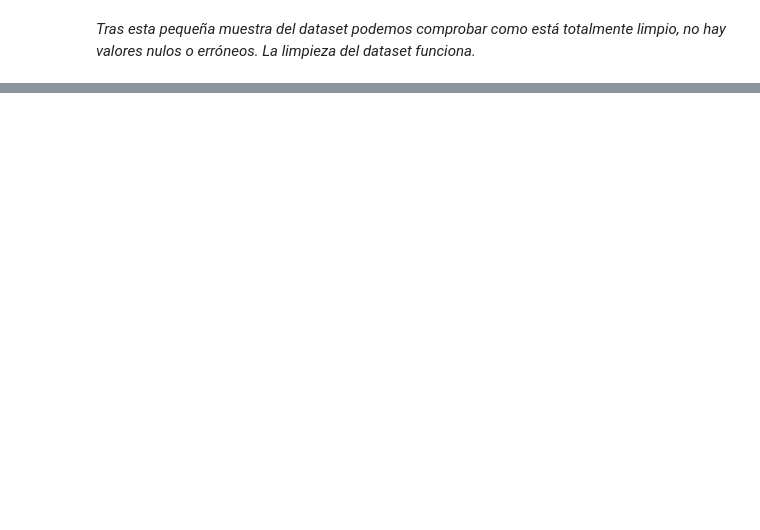
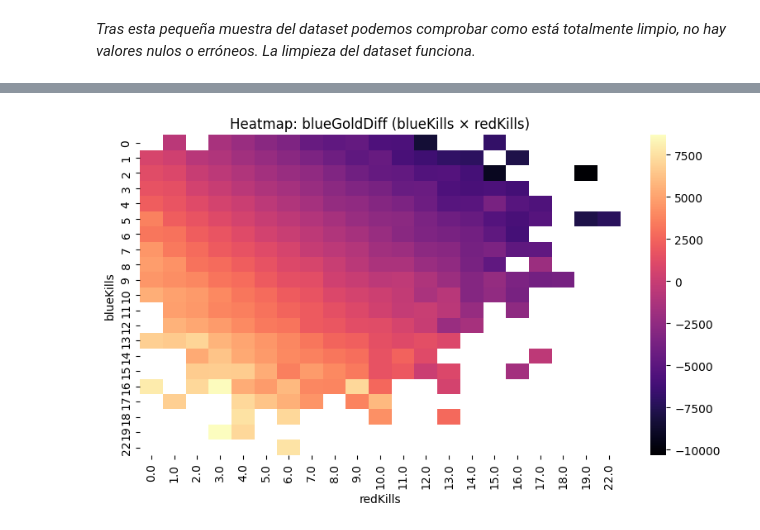
Before and after one commit to JuanJoseRP94/Proyecto1_Juancho, a Jupyter notebook: notebooks/eda.ipynb, the cells around one changed output, grey strips where cells are left out. Saved outputs shown, nothing was run; the diff lists cells and outputs as text; code cells hidden in the pictures; blank space fills up the shorter version.

```diff
--- a/notebooks/eda.ipynb
+++ b/notebooks/eda.ipynb
@@ -55,0 +88,14 @@ memory usage: 3.0 MB
+# %%
+from src.viz import plot_pivot_heatmap
+
+plot_pivot_heatmap(
+    df,
+    index_col='blueKills',
+    columns_col='redKills',
+    value_col='blueGoldDiff',
+    aggfunc='mean',
+    cmap='magma',
+    annot=False
+)
+# %% [output]
+[figure, added]
```
Also changed, not shown: parts of 9 cells of this notebook, 7 other files.
